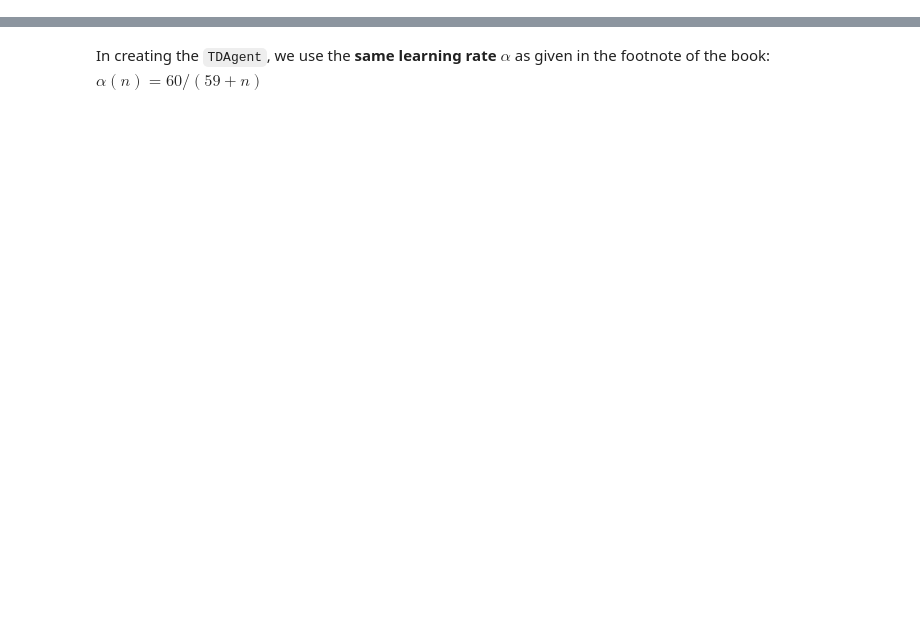
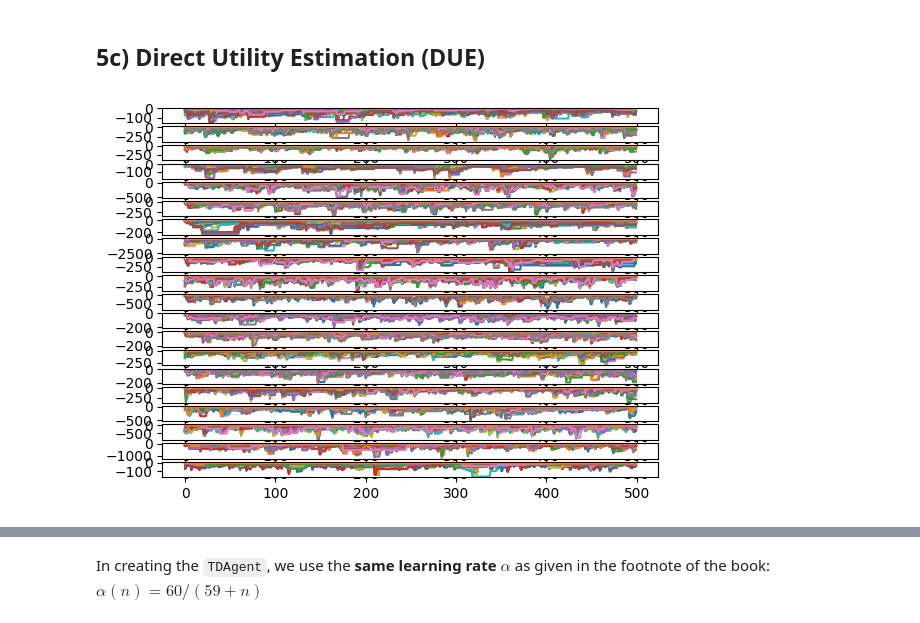
Before and after one commit to uldiskk/aima-python, a Jupyter notebook: notebooks/chapter21/Passive Reinforcement Learning.ipynb, the cells around one changed output, grey strips where cells are left out. Cells and saved outputs as stored; diff of their text form; code cells hidden in the pictures; blank space fills up the shorter version.

Commit message:
add different utility costs to the library; do all tasks with conclusions

```diff
--- a/notebooks/chapter21/Passive Reinforcement Learning.ipynb
+++ b/notebooks/chapter21/Passive Reinforcement Learning.ipynb
@@ -111,2 +33,0 @@ Now let's try the `PassiveDEUAgent` on the newly defined `sequential_decision_7x
-# %%
-DUEagent = PassiveDUEAgent(policy, sequential_decision_7x6_environment)
@@ -245,0 +82,9 @@ $$U^{\pi}(s) \leftarrow U^{\pi}(s) + \alpha \left( R(s) + \gamma U^{\pi}(s') - U
+# %%
+from mdp4e import random_policy
+from utils4e import print_table
+policies = []
+for i in range(20):
+    policies.append(random_policy(environments[0]))
+print_table(environments[0].to_arrows(policies[5]))
+print("-----------------------------------")
+print_table(environments[0].to_arrows(policies[10]))
@@ -245,0 +120,35 @@ $$U^{\pi}(s) \leftarrow U^{\pi}(s) + \alpha \left( R(s) + \gamma U^{\pi}(s') - U
+# %% [markdown]
+## 5c) Direct Utility Estimation (DUE)
+# %%
+import matplotlib.pyplot as plt
+p = 20
+pi = 2 #20 in total
+ei = 1 # 3 in total
+
+
+for pi in range(p):
+    lines = []
+    for i in range (6*7):
+        line = []
+        lines.append(line)
+    DUEagent = PassiveDUEAgent(policies[pi], sequential_decision_7x6_environments[ei])
+    xvals = []
+    for i in range(500):
+        run_single_trial(DUEagent, sequential_decision_7x6_environments[ei])
+        DUEagent.estimate_U()
+        xvals.append(i)
+        for posi in range(6*7):
+            try:
+                lines[posi].append(list(DUEagent.U.items())[posi][1])
+            except:
+                lines[posi].append(0)
+
+    plt.subplot(p, 1, pi+1)
+    for posi in range(6*7):
+#        plt.plot(np.array(xvals), np.array(lines[posi]), label = "Uval="+str(u_val[ei])+"pos="+str(posi))
+        plt.plot(np.array(xvals), np.array(lines[posi]))
+
+#plt.legend()
+plt.show()
+# %% [output]
+[figure, added]
```
Also changed, not shown: parts of 55 cells of this notebook, 2 other files.
